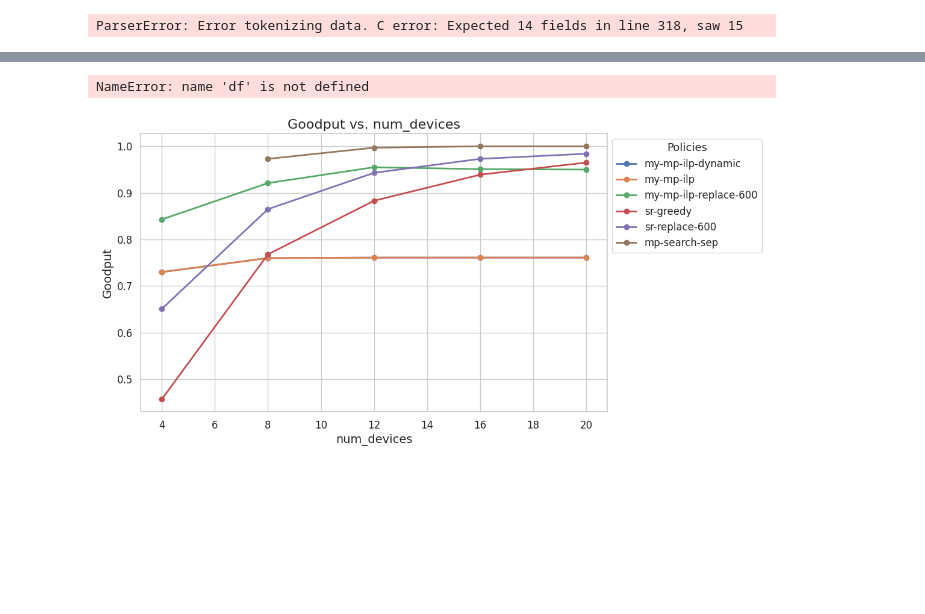
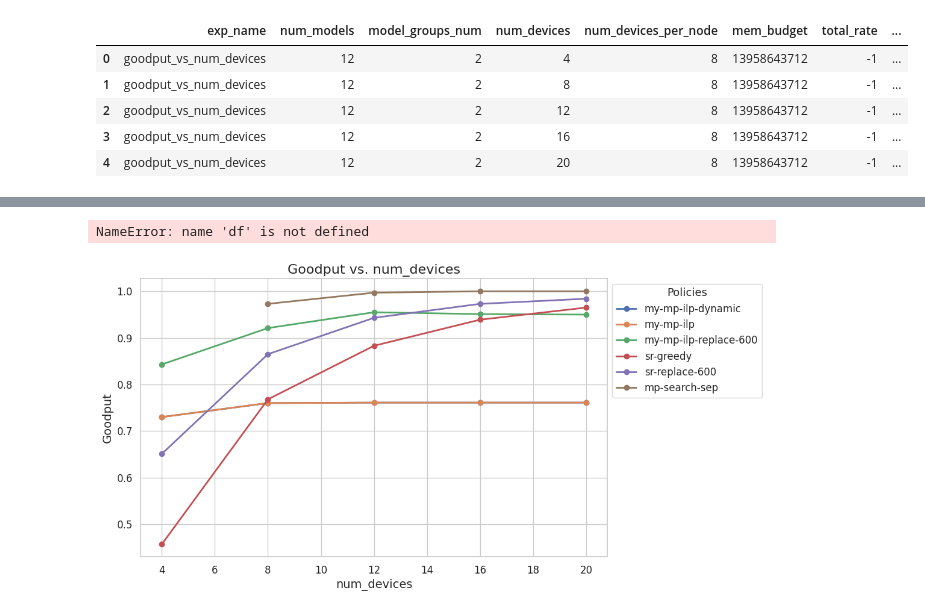
Before and after one commit to KevinCheung2259/mms, a Jupyter notebook: my-test/my_goodput_vs_rate.ipynb, the cells around one changed output, grey strips where cells are left out. Saved outputs shown, nothing was run; the diff lists cells and outputs as text; code cells hidden in the pictures; blank space fills up the shorter version.

```diff
--- a/my-test/my_goodput_vs_rate.ipynb
+++ b/my-test/my_goodput_vs_rate.ipynb
@@ -4,14 +4,12 @@
 import pandas as pd
 import numpy as np
 
-def read_synthetic_mixed_rate(file_path='../monitor/synthetic_mixed_rate/synthetic_mixed_rate.tsv'):
+def read_file(file_path='/home/zy/python_project/mms/monitor/goodput_vs_num_devices/group_models_num_devices.tsv'):
     df = pd.read_csv(file_path, sep='\t')
     # 设置df的列名
-    df.columns = ["exp_name", "num_models",
-               "num_devices", "num_devices_per_node", "mem_budget", "total_rate", "rate_distribution",
-               "arrival_process", "arrival_process_kwargs", "slo_scale", "duration",
-               "policy_name", "placement", "goodput", "mode", "solver_time"]
+    # df.columns = ["exp_name", "num_models",
+    #            "num_devices", "num_devices_per_node", "mem_budget", "total_rate", "rate_distribution",
+    #            "arrival_process", "arrival_process_kwargs", "slo_scale", "duration",
+    #            "policy_name", "placement", "goodput", "mode", "solver_time"]
     return df
-df = read_synthetic_mixed_rate()
+df = read_file()
-# %% [output]
-ParserError: Error tokenizing data. C error: Expected 14 fields in line 318, saw 15
@@ -20,3 +16,12 @@ df = df[df['num_devices'] == 4]
+# %%
+df.head()
+# %% [output]
+|  | exp_name | num_models | model_groups_num | num_devices | num_devices_per_node | mem_budget | total_rate | ... |
+| 0 | goodput_vs_num_devices | 12 | 2 | 4 | 8 | 13958643712 | -1 | ... |
+| 1 | goodput_vs_num_devices | 12 | 2 | 8 | 8 | 13958643712 | -1 | ... |
+| 2 | goodput_vs_num_devices | 12 | 2 | 12 | 8 | 13958643712 | -1 | ... |
+| 3 | goodput_vs_num_devices | 12 | 2 | 16 | 8 | 13958643712 | -1 | ... |
+| 4 | goodput_vs_num_devices | 12 | 2 | 20 | 8 | 13958643712 | -1 | ... |
 # %%
 # rate_list = [1, 2, 3, 5, 10, 20]
 # policies = ["my-mp-ilp", "my-mp-ilp-replace-600", "my-mp-ilp-dynamic", "mp-search-sep", "sr-greedy", "sr-replace-600"]
```
Also changed, not shown: parts of 3 cells of this notebook, 8 other files.
